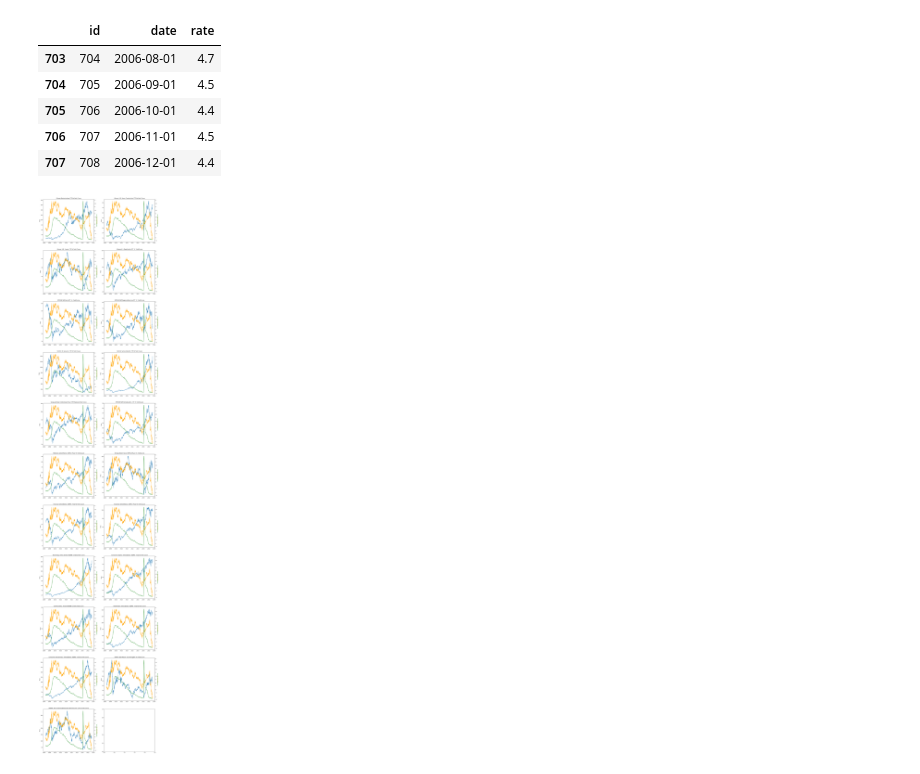
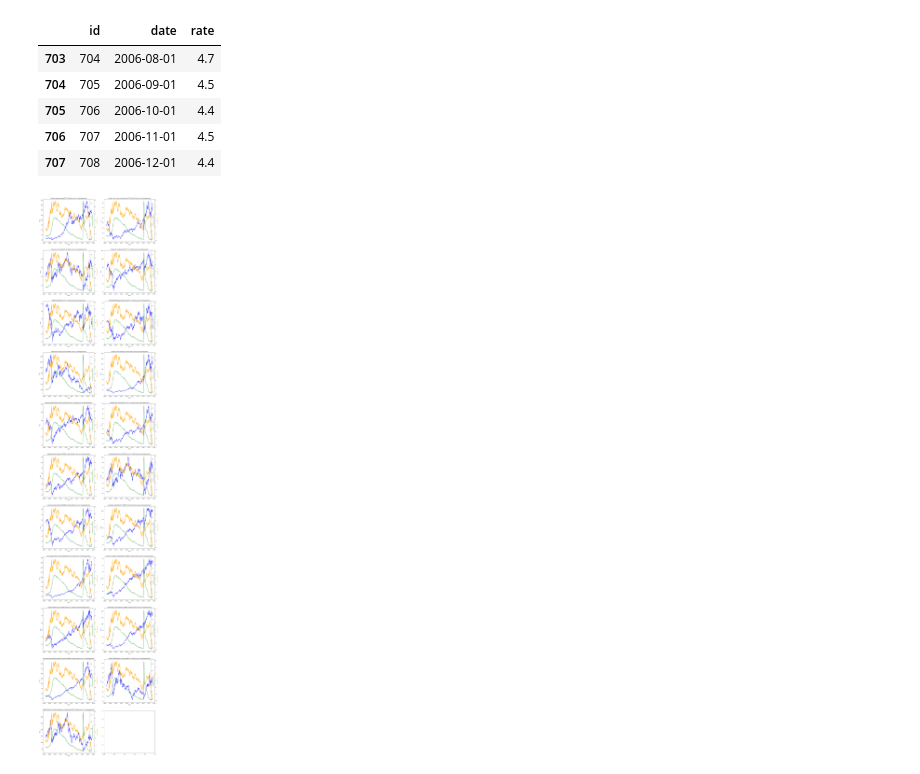
Before and after one commit to baruchfrost/finance-project3, a Jupyter notebook: project3analysis.ipynb, the cells around one changed output. Drawn from its saved outputs; the diff is of its cells as text; code cells hidden in the pictures.

```diff
--- a/project3analysis.ipynb
+++ b/project3analysis.ipynb
@@ -114,7 +114,7 @@ for i, sector in enumerate(etf_df["name"].unique()):
     ax2_flat = ax1_flat[i].twinx()
     ax1_flat[i].plot(sect_df.index, sect_df['close'])
     ax2_flat.plot(yield_df['date'], yield_df['rate'], color='orange')
-    ax1_flat[i].set_ylabel("Price")
+    ax1_flat[i].set_ylabel("Price", color="blue")
     ax2_flat.set_ylabel("Yield Rate (%)", color="orange")
 
     ax1_flat[i].set_title(f"{sector} Vs Yield Curve")
@@ -164,22 +164,25 @@ sector_etfs = {
 # %%
 fig, ax1 = plt.subplots(ncols=2, nrows=11, figsize=(20, 100))
 for i, sector in enumerate(etf_df["name"].unique()):
     if sector == None:
         continue
 
     sect_df = etf_df[etf_df['name'] == sector]
     ax1_flat = ax1.flatten()[i]
     ax2_flat = ax1_flat.twinx()
     ax3_flat = ax1_flat.twinx()
-    ax1_flat.plot(sect_df.index, sect_df['close'])
+    ax1_flat.plot(sect_df.index, sect_df['close'], color="blue")
     ax2_flat.plot(yield_df['date'], yield_df['rate'], color='orange')
     ax3_flat.plot(unrate_df['date'], unrate_df['rate'], color='green')
-    ax1_flat.set_ylabel("Price")
+    ax1_flat.set_ylabel("Price", color="blue")
     ax2_flat.set_ylabel("Yield Rate (%)", color="orange")
     ax3_flat.set_ylabel("Unemployment Rate (%)", color="green")
+    ax3_flat.spines["right"].set_position(("axes", 0.92))
 
-    ax1_flat.set_title(f"{sector_etfs[sector]} Vs Yield Curve")
+    ax1_flat.set_xlabel("Date")
+
+    ax1_flat.set_title(f"{sector_etfs[sector]} Vs Yield Curve Vs Unemployment")
 
 plt.show()
 # %% [output]
-[figure, old version]
+[figure, new version]
```
